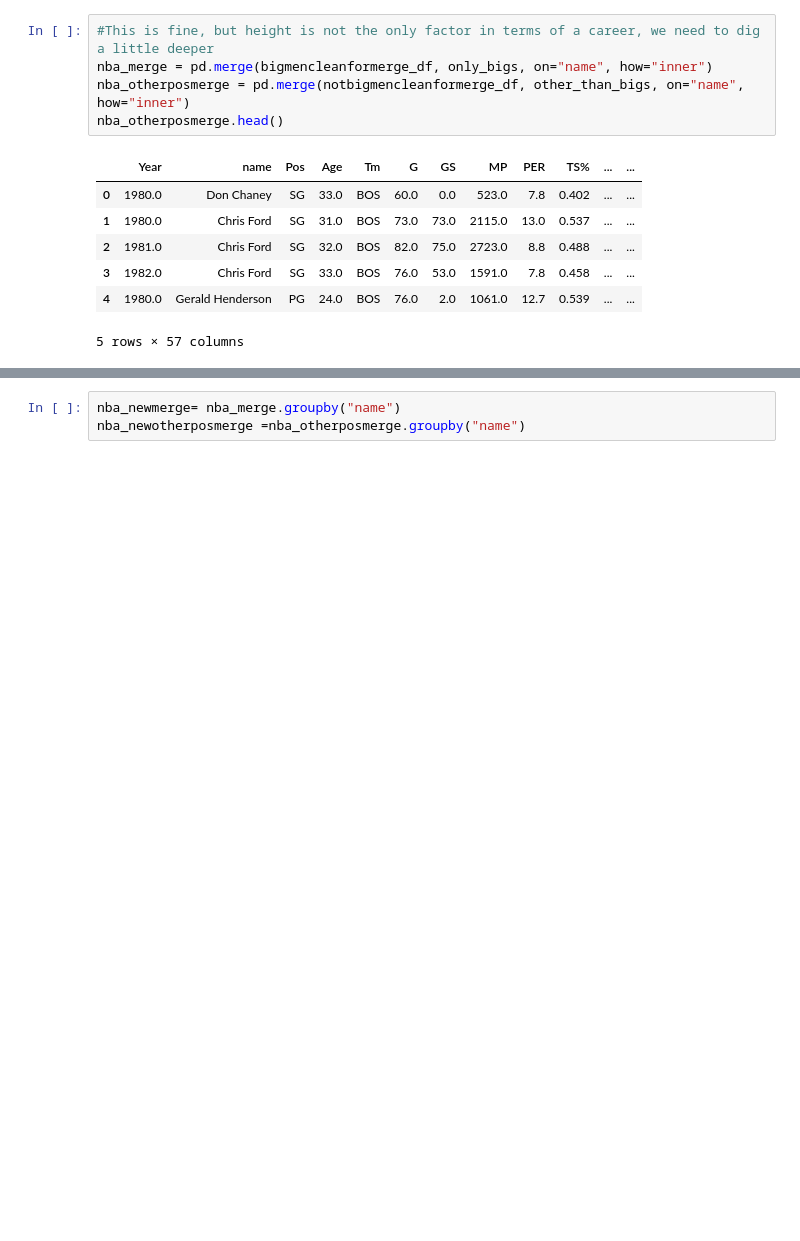
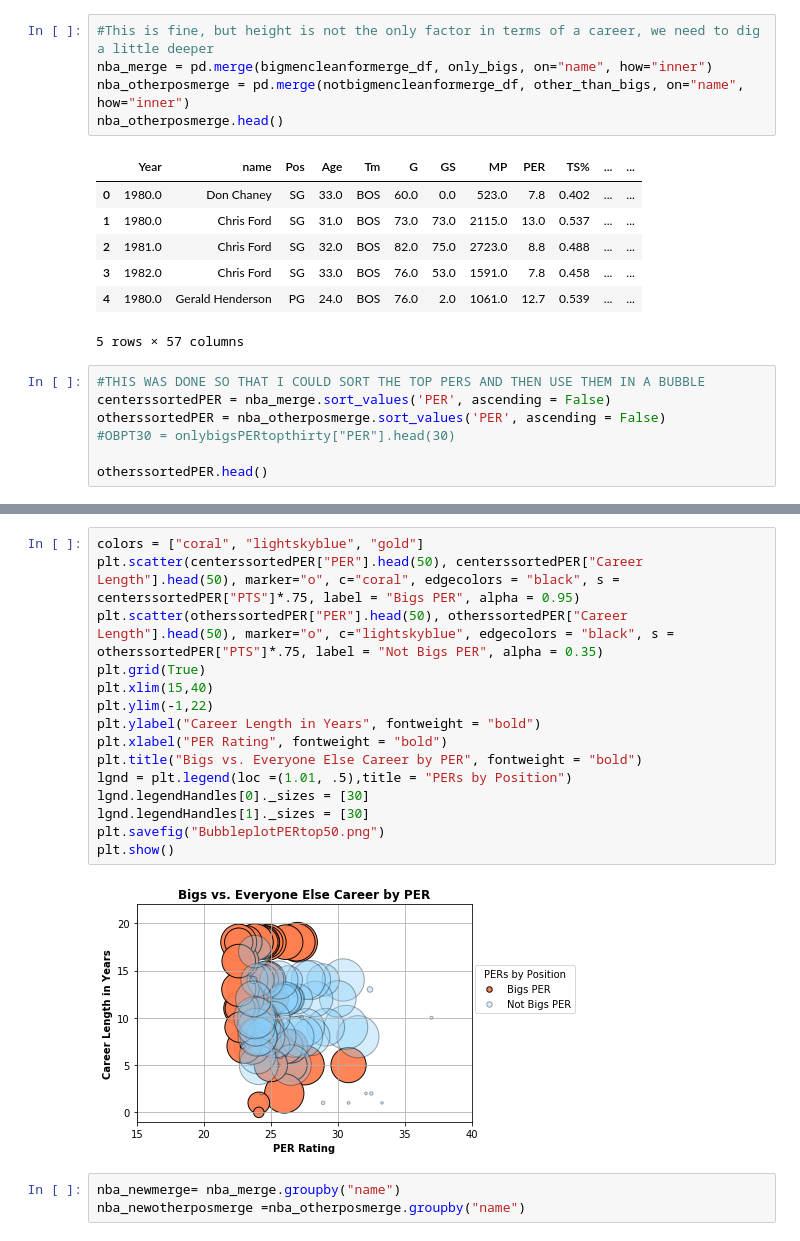
Before and after one commit to reedkm/project_one, a Jupyter notebook: JMbranch.ipynb, the cells around one changed output, grey strips where cells are left out. Cells and saved outputs as stored; diff of their text form; blank space fills up the shorter version.

Commit message:
pushing changes and new graph

```diff
--- a/JMbranch.ipynb
+++ b/JMbranch.ipynb
@@ -483,3 +483,10 @@ nba_otherposmerge.head()
 | 3 | 1982.0 | Chris Ford | SG | 33.0 | BOS | 76.0 | 53.0 | 1591.0 | 7.8 | 0.458 | ... | ... |
 | 4 | 1980.0 | Gerald Henderson | PG | 24.0 | BOS | 76.0 | 2.0 | 1061.0 | 12.7 | 0.539 | ... | ... |
 5 rows × 57 columns
+# %%
+#THIS WAS DONE SO THAT I COULD SORT THE TOP PERS AND THEN USE THEM IN A BUBBLE
+centerssortedPER = nba_merge.sort_values('PER', ascending = False)
+otherssortedPER = nba_otherposmerge.sort_values('PER', ascending = False)
+#OBPT30 = onlybigsPERtopthirty["PER"].head(30)
+
+otherssortedPER.head()
@@ -486,3 +501,20 @@ nba_otherposmerge.head()
+# %%
+colors = ["coral", "lightskyblue", "gold"]
+plt.scatter(centerssortedPER["PER"].head(50), centerssortedPER["Career Length"].head(50), marker="o", c="coral", edgecolors = "black", s = centerssortedPER["PTS"]*.75, label = "Bigs PER", alpha = 0.95)
+plt.scatter(otherssortedPER["PER"].head(50), otherssortedPER["Career Length"].head(50), marker="o", c="lightskyblue", edgecolors = "black", s = otherssortedPER["PTS"]*.75, label = "Not Bigs PER", alpha = 0.35)
+plt.grid(True)
+plt.xlim(15,40)
+plt.ylim(-1,22)
+plt.ylabel("Career Length in Years", fontweight = "bold")
+plt.xlabel("PER Rating", fontweight = "bold")
+plt.title("Bigs vs. Everyone Else Career by PER", fontweight = "bold")
+lgnd = plt.legend(loc =(1.01, .5),title = "PERs by Position")
+lgnd.legendHandles[0]._sizes = [30]
+lgnd.legendHandles[1]._sizes = [30]
+plt.savefig("BubbleplotPERtop50.png")
+plt.show()
+# %% [output]
+[figure, added]
 # %%
 nba_newmerge= nba_merge.groupby("name")
 nba_newotherposmerge =nba_otherposmerge.groupby("name")
```
Also changed, not shown: parts of 4 cells of this notebook, 3 other files.
